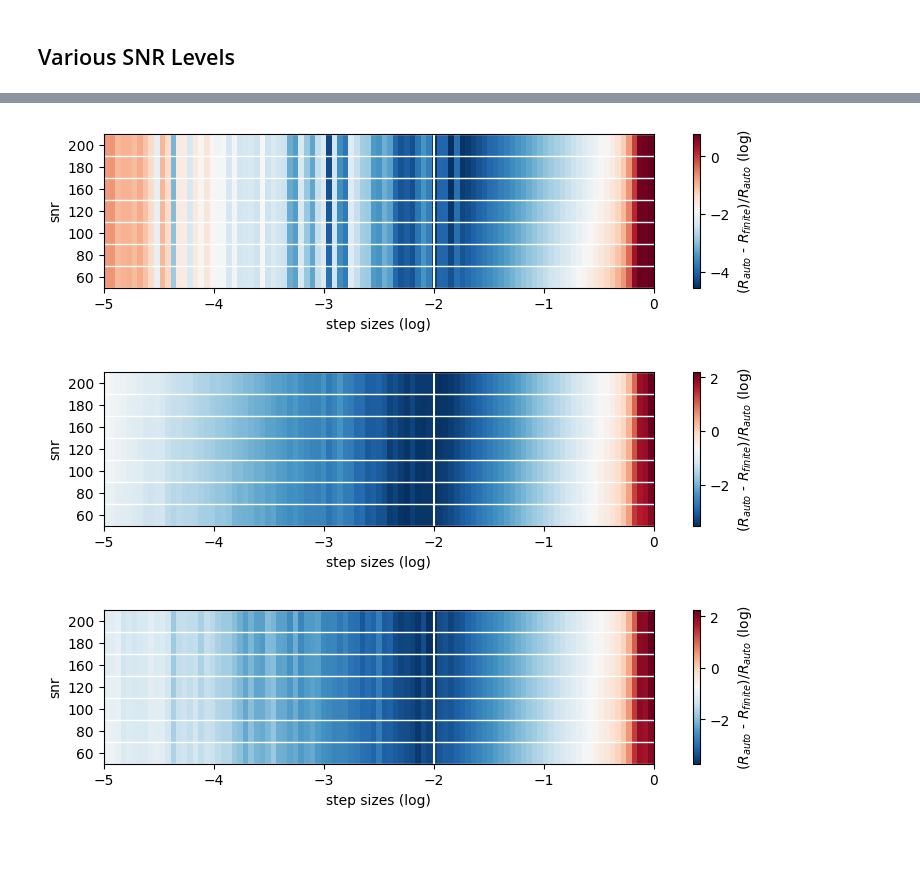
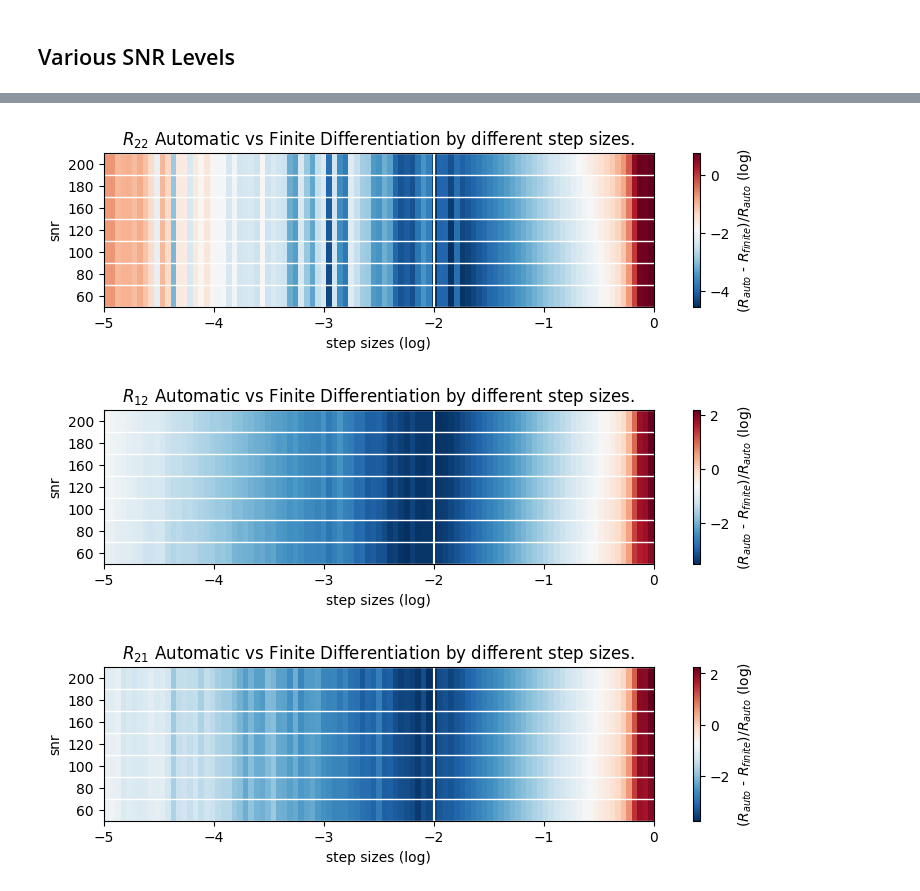
Before and after one commit to CosmoStat/autometacal, a Jupyter notebook: notebooks/metacal_compare_auto_finite.ipynb, the cells around one changed output, grey strips where cells are left out. Cells and saved outputs as stored; diff of their text form; code cells hidden in the pictures; blank space fills up the shorter version.

```diff
--- a/notebooks/metacal_compare_auto_finite.ipynb
+++ b/notebooks/metacal_compare_auto_finite.ipynb
@@ -523,37 +519,0 @@ noises = np.array([60,80,100,120,160,180,200])
-# %%
-R11list = []
-R22list = []
-R21list = []
-R12list = []
-for noise in tqdm.tqdm(noises):
-  gal_images, psf_images = make_data(N=Ngal,
-                                    snr = noise,
-                                    scale = scale,
-                                    stamp_size = stamp_size,
-                                    psf_fwhm = psf_fwhm,
-                                    gal_hlr = gal_hlr,
-                                    gal_g1=garray.T[0],gal_g2=garray.T[1])
-
-  e_finite_list = []
-  R_finite_list = []
-  for step in steps:
-      e_finite, R_finite = amc.get_metacal_response_finitediff(gal_images,
-                                                           psf_images,
-                                                           reconv_psf_image,
-                                                           step=step,
-                                                           method=get_ellipticities)
-      e_finite_list.append(e_finite)
-      R_finite_list.append(R_finite)
-
-  R_finite=np.array(R_finite_list)
-  e_auto, R_auto = amc.get_metacal_response(gal_images,psf_images,reconv_psf_image,get_ellipticities)
-  calibre_f=tf.linalg.inv(R_auto[:]) @ tf.reshape(e_auto,[-1,2,1])
-  R11_comparison = np.median(abs(R_auto[:,0,0]-R_finite[:,:,0,0])/abs(R_auto[:,0,0]),axis=1)
-  R22_comparison = np.median(abs(R_auto[:,1,1]-R_finite[:,:,1,1])/abs(R_auto[:,1,1]),axis=1)
-  R21_comparison = np.median(abs(R_auto[:,1,0]-R_finite[:,:,1,0])/abs(R_auto[:,1,0]),axis=1)
-  R12_comparison = np.median(abs(R_auto[:,0,1]-R_finite[:,:,0,1])/abs(R_auto[:,0,1]),axis=1)
-
-  R11list.append(R11_comparison)
-  R22list.append(R22_comparison)
-  R21list.append(R21_comparison)
-  R12list.append(R12_comparison)
@@ -570 +570,8 @@ save("R11array.npy",R12array)
+# %%
+R11array=load("R11array.npy",)
+R22array=load("R22array.npy",)
+R21array=load("R11array.npy",)
+R12array=load("R11array.npy",)
+noises1 = np.array([60,80,100,120,140,160,180,200])
+noises = np.array([60,80,100,120,160,180,200])
 # %%
@@ -586,19 +594,20 @@ savefig('autodiff_vs_finitediff_R11.pdf',bbox_inches='tight')
 # %%
 logarray = log10(R22array)[:,:-1]
 style.use('default')
 fig, ax = subplots(figsize=(10,2))
 imshow(logarray,extent=[-5,0,60,200],aspect='0.01',cmap='RdBu_r')
 colorbar(label='$(R_{auto}$ - $R_{finite})/R_{auto}$ (log)')
 plot([-2,-2],[noises[0],noises[-1]],color='w')
 for noise in noises1:
   plot([-5,0],[noise,noise],linewidth=1,color='white')
 ylabel('snr')
 yticks([70,90,110,130,150,170,190])
 ax.set_yticklabels(noises)
 xlabel('step sizes (log)')
+title('$R_{22}$ Automatic vs Finite Differentiation by different step sizes.')
 savefig('autodiff_vs_finitediff_R22.pdf',bbox_inches='tight')
 # %% [output]
-[figure, old version]
+[figure, new version]
 # %%
 logarray = log10(R12array)[:,:-1]
 style.use('default')
@@ -612,9 +621,11 @@ ylabel('snr')
 yticks([70,90,110,130,150,170,190])
 ax.set_yticklabels(noises)
 xlabel('step sizes (log)')
+title('$R_{12}$ Automatic vs Finite Differentiation by different step sizes.')
+
 savefig('autodiff_vs_finitediff_R12.pdf',bbox_inches='tight')
 # %% [output]
-[figure, old version]
+[figure, new version]
 # %%
 logarray = log10(R21array)[:,:-1]
 style.use('default')
@@ -628,6 +639,8 @@ ylabel('snr')
 yticks([70,90,110,130,150,170,190])
 ax.set_yticklabels(noises)
 xlabel('step sizes (log)')
+title('$R_{21}$ Automatic vs Finite Differentiation by different step sizes.')
+
 savefig('autodiff_vs_finitediff_R21.pdf',bbox_inches='tight')
 # %% [output]
-[figure, old version]
+[figure, new version]
```
Also changed, not shown: parts of 20 cells of this notebook, 1 other file.
